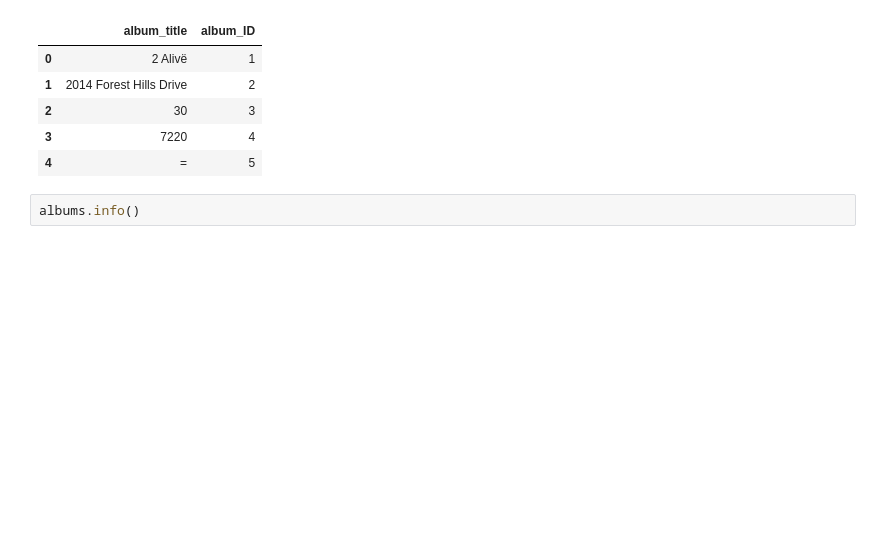
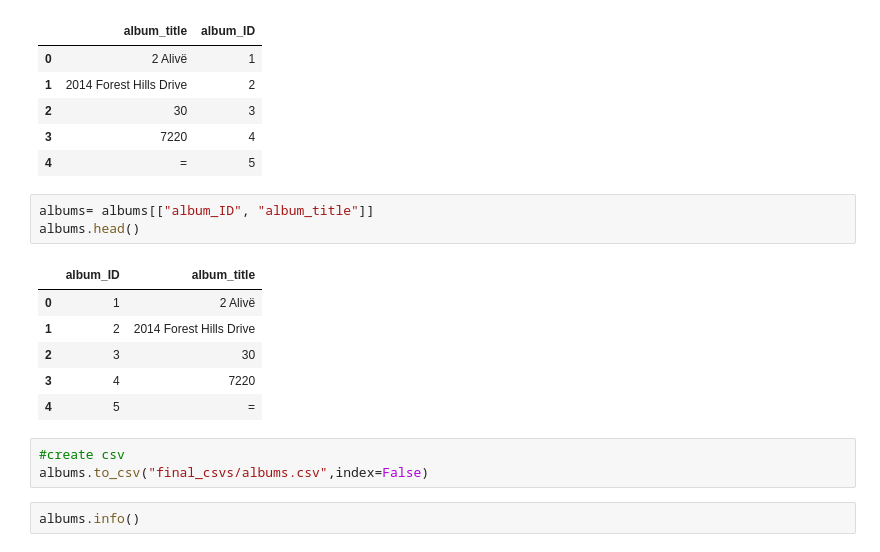
Before and after one commit to alvessab/project2_top_charts, a Jupyter notebook: transformation_notebook final.ipynb, the cells around one changed output. Saved outputs shown, nothing was run; the diff lists cells and outputs as text; blank space fills up the shorter version.

```diff
--- a/transformation_notebook final.ipynb
+++ b/transformation_notebook final.ipynb
@@ -290,6 +290,19 @@ albums.head()
 | 2 | 30 | 3 |
 | 3 | 7220 | 4 |
 | 4 | = | 5 |
+# %%
+albums= albums[["album_ID", "album_title"]]
+albums.head()
+# %% [output]
+|  | album_ID | album_title |
+| 0 | 1 | 2 Alivë |
+| 1 | 2 | 2014 Forest Hills Drive |
+| 2 | 3 | 30 |
+| 3 | 4 | 7220 |
+| 4 | 5 | = |
+# %%
+#create csv
+albums.to_csv("final_csvs/albums.csv",index=False)
 # %%
 albums.info()
 # %% [output]
```
Also changed, not shown: parts of 4 cells of this notebook, 5 other files.
